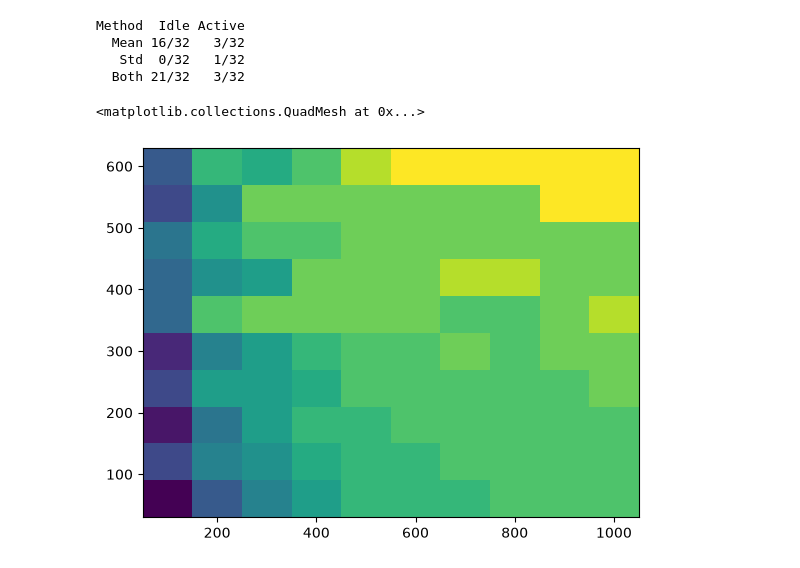
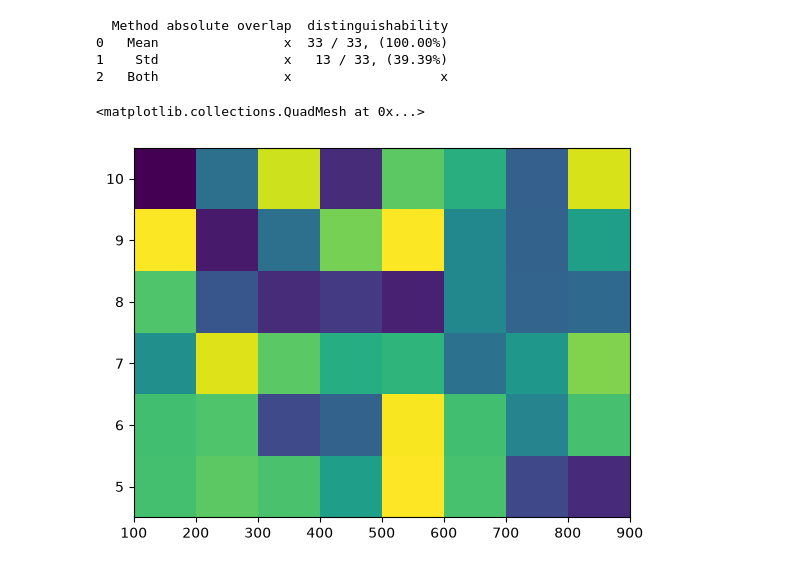
Before and after one commit to JackRobbers/thesis, a Jupyter notebook: powerids analysis.ipynb, the cells around one changed output. Drawn from its saved outputs; the diff is of its cells as text; code cells hidden in the pictures.

```diff
--- a/powerids analysis.ipynb
+++ b/powerids analysis.ipynb
@@ -246,54 +252,73 @@ plt.show()
 # Todo more direct export to typst table. maybe a decorator?
 
 # Evaluate methods across all devices, both by total overlap and number of seperatable devices
 # use pcolormesh to show the colormesh of the effectiveness when params are varied
 """
-Assuming sorted lists, return the number of non overlapping intervals
+Find overlapping intervals, return the number of non-overlapping intervals and the total amount of overlap.
 
->>> overlap(([1, 3], [2, 4], [10, 20]))
+A faster algorithm would place all on same numberline, then it's like the brackets problem. n log n
+Do naive n^2 algo for now.
+
+For 2d overlaps, do both? Any overlap counts.
+
+>>> overlap((pd.Interval(left=1, right=3), pd.Interval(left=2, right=4), pd.Interval(left=10, right=20)))
 1
 """
-def overlap(intervals, metrics):
+def overlap(intervals, metrics=['mean']):
     # TODO: look at multiple metrics here
+    for i in range(len(metrics)):
+        pass
+    # compare the two metrics for the same thing
+
     independents = 0
     for i, interval in enumerate(intervals):
         independent = True
         for j, compare in enumerate(intervals):
             if i != j:
-                overlaps = 0
-                for metric in metrics:
-                    if interval[metric][0] <= compare[metric][-1] and compare[metric][0] <= interval[metric][-1]:
-                        overlaps += 1
-                if overlaps == len(metrics):
+                if interval.overlaps(compare):
                     independent = False
         if independent:
             independents += 1
 
     return independents
 
 
 
-def compute_overlap(data, samples, offset, metrics=['mean']):
-    results = {device: profile(df, samples, offset) for device, df in data.items()}
-    return overlap(results.values(), metrics)
+def compute_overlap(data, samples, offset, metric='mean'):
+    if metric == 'both':
+        # TODO: do n dimensional overlaps here
+        # need to do the comparison together, otherwise will
+        pass
 
-table = {"Method": ["Mean", "Std", "Both"]}
+    results = sort_dict_by_value({device: profile(df, samples, offset)[metric] for device, df in data.items() }, reverse=True, key=lambda x: x[1].right - x[1].left)
 
+    end = list(results.values())[0].left
+    start = list(results.values())[-1].right
+    # for i in np.linspace(start, end, 1000):
+    #     overlap = 0
+    #     for device, result in results.items():
+    #         if
 
-for mode in ("idle", "active"):
-    mean = compute_overlap(get_data(mode), 400, 10)
-    std = compute_overlap(get_data(mode), 400, 10, metrics=['std'])
-    both = compute_overlap(get_data(mode), 400, 10, metrics=['std', 'mean'])
+    return overlap(results.values())
 
-    table[mode.capitalize()] = [f"{mean}/{num_devices}", f"{std}/{num_devices}", f"{both}/{num_devices}"]
+num_devices = len(devices_flat)
+mean = compute_overlap(get_data(), 400, 10)
+std = compute_overlap(get_data(), 400, 10, metric='std')
 
 # compute the overlap to grade the quality of the profile, ideally you want 0% overlap for ato be valid.
 # Both total overlap and known overlap?
-# "absolute overlap": ["x", "x", "x"]
-# TODO better typst table
-print(pd.DataFrame(data=table).to_string(index=False))
+print(pd.DataFrame(data={"Method": ["Mean", "Std", "Both"], "absolute overlap": ["x", "x", "x"], "distinguishability": [f"{mean} / {num_devices}, ({mean / num_devices:.2%})", f"{std} / {num_devices}, ({std / num_devices:.2%})", "x"]}))
+
+np.random.seed(19680801)
+Z = np.random.rand(6, 8)
+x = np.arange(100, 1000, 100)  # len = 11
+y = np.arange(4.5, 11, 1)
+fig, ax = plt.subplots()
+ax.pcolormesh(x, y, Z)
 # %% [output]
-Method  Idle Active
-  Mean 16/32   3/32
-   Std  0/32   1/32
-  Both 21/32   3/32
+  Method absolute overlap  distinguishability
+0   Mean                x  33 / 33, (100.00%)
+1    Std                x   13 / 33, (39.39%)
+2   Both                x                   x
+<matplotlib.collections.QuadMesh at 0x...>
+[figure, added]
@@ -315,9 +325 @@ for i, offset in enumerate(offsets):
-# %%
-
-# y = np.arange(4.5, 11, 1)
-fig, ax = plt.subplots()
-ax.pcolormesh(offsets, lengths, z)
-# %% [output]
-<matplotlib.collections.QuadMesh at 0x...>
-[figure, removed]
 # %%
```
Also changed, not shown: parts of 6 cells of this notebook, 3 other files.
